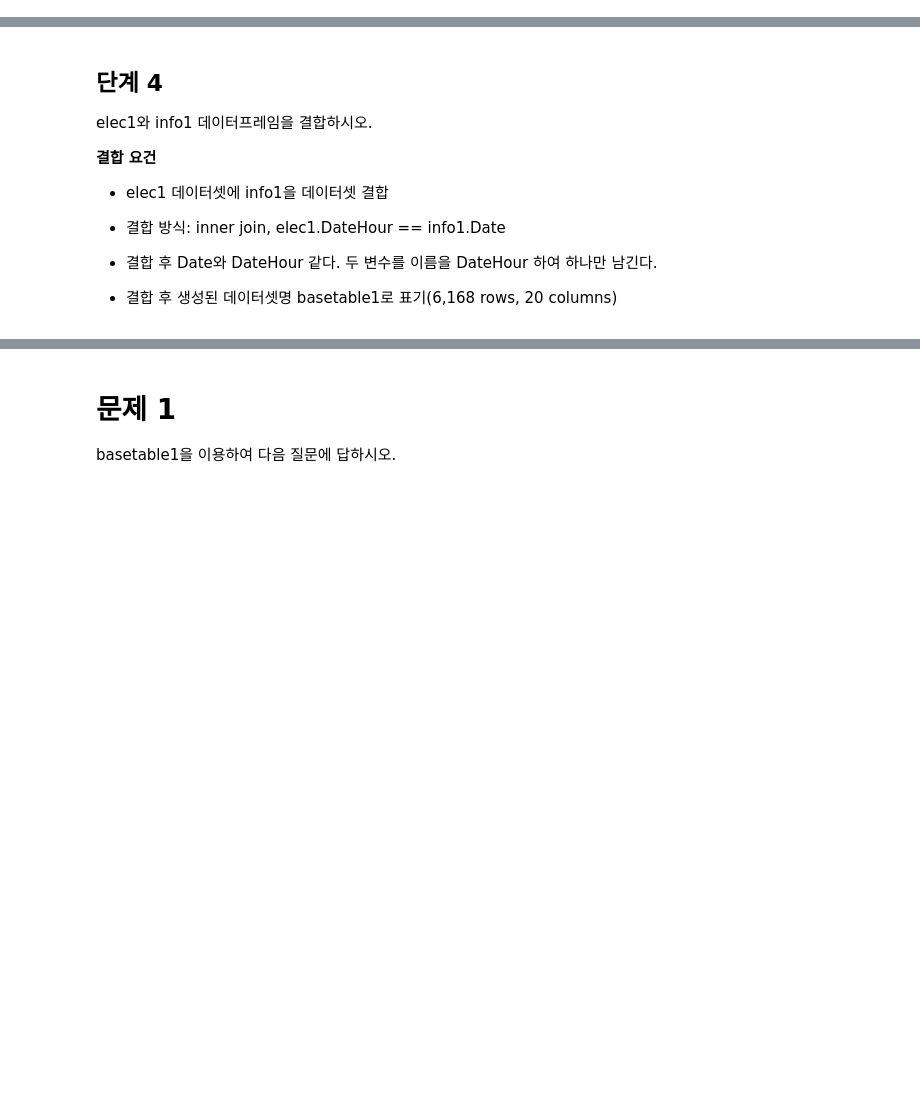
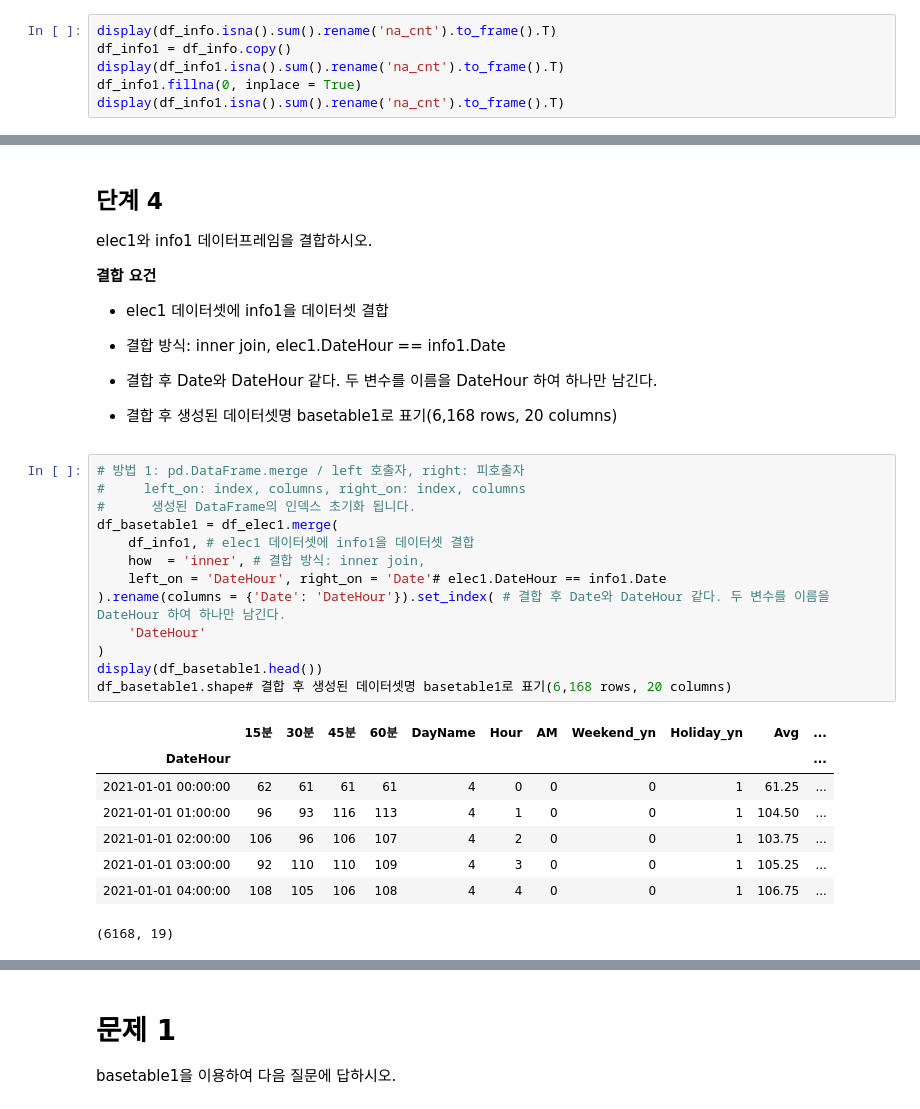
Before and after one commit to sunkusun9/DS_lv3_2506_2, a Jupyter notebook: sec_ds_lv3_prob3_prob.ipynb, the cells around one changed output, grey strips where cells are left out. Drawn from its saved outputs; the diff is of its cells as text; blank space fills up the shorter version.

```diff
--- a/sec_ds_lv3_prob3_prob.ipynb
+++ b/sec_ds_lv3_prob3_prob.ipynb
@@ -339,0 +332,6 @@ info데이터셋에 결측치가 존재한다. 이 때 발생된 결측치들은
+# %%
+display(df_info.isna().sum().rename('na_cnt').to_frame().T)
+df_info1 = df_info.copy()
+display(df_info1.isna().sum().rename('na_cnt').to_frame().T)
+df_info1.fillna(0, inplace = True)
+display(df_info1.isna().sum().rename('na_cnt').to_frame().T)
@@ -352,3 +357,25 @@ elec1와 info1 데이터프레임을 결합하시오.
 - 결합 후 Date와 DateHour 같다. 두 변수를 이름을 DateHour 하여 하나만 남긴다.
 
 - 결합 후 생성된 데이터셋명 basetable1로 표기(6,168 rows, 20 columns)
+# %%
+# 방법 1: pd.DataFrame.merge / left 호출자, right: 피호출자
+#     left_on: index, columns, right_on: index, columns
+#      생성된 DataFrame의 인덱스 초기화 됩니다.
+df_basetable1 = df_elec1.merge(
+    df_info1, # elec1 데이터셋에 info1을 데이터셋 결합
+    how  = 'inner', # 결합 방식: inner join,
+    left_on = 'DateHour', right_on = 'Date'# elec1.DateHour == info1.Date
+).rename(columns = {'Date': 'DateHour'}).set_index( # 결합 후 Date와 DateHour 같다. 두 변수를 이름을 DateHour 하여 하나만 남긴다.
+    'DateHour'
+)
+display(df_basetable1.head())
+df_basetable1.shape# 결합 후 생성된 데이터셋명 basetable1로 표기(6,168 rows, 20 columns)
+# %% [output]
+|  | 15분 | 30분 | 45분 | 60분 | DayName | Hour | AM | Weekend_yn | Holiday_yn | Avg | ... |
+| DateHour |  |  |  |  |  |  |  |  |  |  | ... |
+| 2021-01-01 00:00:00 | 62 | 61 | 61 | 61 | 4 | 0 | 0 | 0 | 1 | 61.25 | ... |
+| 2021-01-01 01:00:00 | 96 | 93 | 116 | 113 | 4 | 1 | 0 | 0 | 1 | 104.50 | ... |
+| 2021-01-01 02:00:00 | 106 | 96 | 106 | 107 | 4 | 2 | 0 | 0 | 1 | 103.75 | ... |
+| 2021-01-01 03:00:00 | 92 | 110 | 110 | 109 | 4 | 3 | 0 | 0 | 1 | 105.25 | ... |
+| 2021-01-01 04:00:00 | 108 | 105 | 106 | 108 | 4 | 4 | 0 | 0 | 1 | 106.75 | ... |
+(6168, 19)
```
Also changed, not shown: parts of 20 cells of this notebook.
